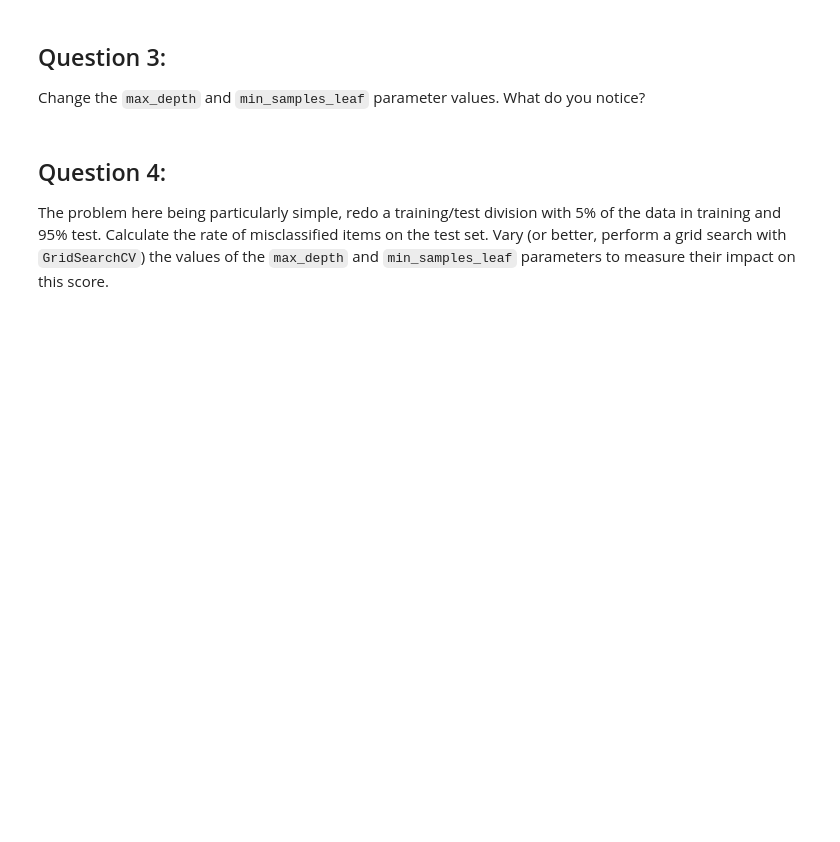
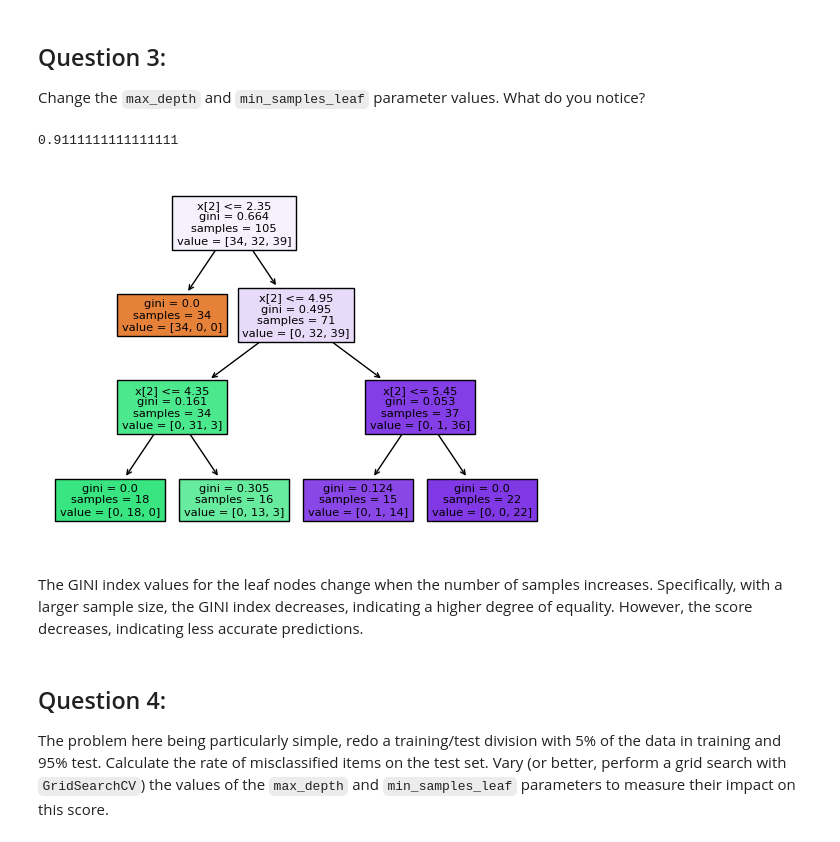
Before and after one commit to DCLARKE23/Data_Mining_Decision_Trees, a Jupyter notebook: Assignment_1_DecisionTrees.ipynb, the cells around one changed output. Saved outputs shown, nothing was run; the diff lists cells and outputs as text; code cells hidden in the pictures; blank space fills up the shorter version.

```diff
--- a/Assignment_1_DecisionTrees.ipynb
+++ b/Assignment_1_DecisionTrees.ipynb
@@ -157,6 +224,19 @@ clf.score(X_test, y_test)
 ## Question 3:
 
 Change the `max_depth` and `min_samples_leaf` parameter values. What do you notice?
+# %%
+# repeat same as above but changed params
+
+clf = tree.DecisionTreeClassifier(max_depth=4, min_samples_leaf=15)
+clf.fit(X_train, y_train)
+tree.plot_tree(clf, filled=True)
+clf.predict(X_test)
+clf.score(X_test, y_test)
+# %% [output]
+0.9111111111111111
+[figure, added]
+# %% [markdown]
+The GINI index values for the leaf nodes change when the number of samples increases. Specifically, with a larger sample size, the GINI index decreases, indicating a higher degree of equality. However, the score decreases, indicating less accurate predictions.
 # %% [markdown]
 ## Question 4:
 
```
Also changed, not shown: parts of 13 cells of this notebook.
